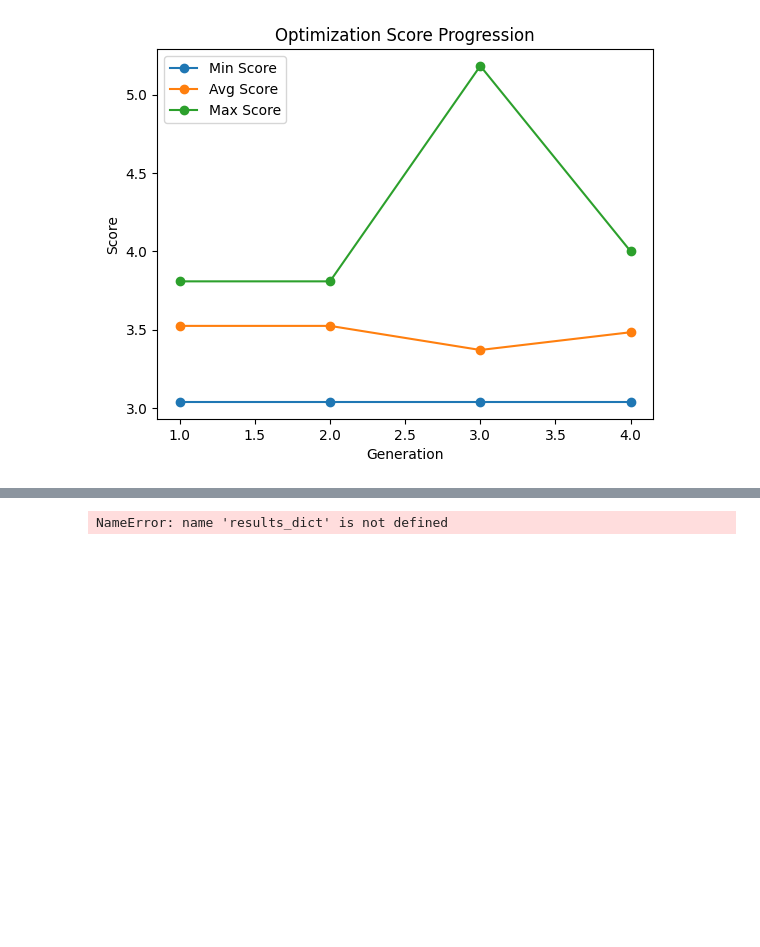
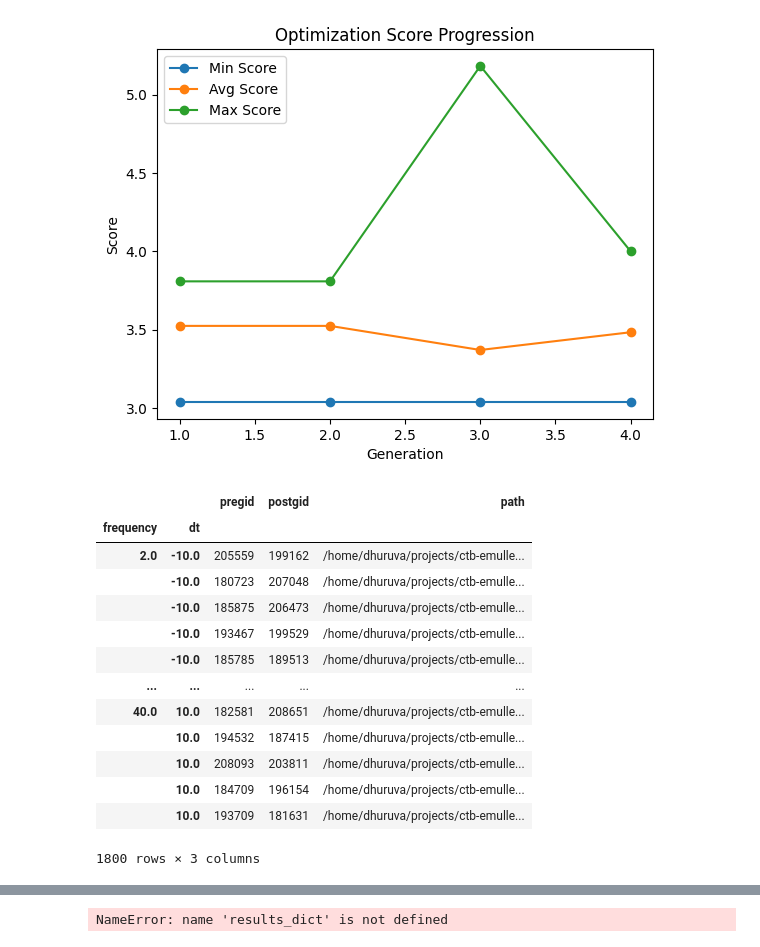
Before and after one commit to ABL-Lab/plastyfire, a Jupyter notebook: plastyfire/analyze.ipynb, the cells around one changed output, grey strips where cells are left out. Drawn from its saved outputs; the diff is of its cells as text; code cells hidden in the pictures; blank space fills up the shorter version.

```diff
--- a/plastyfire/analyze.ipynb
+++ b/plastyfire/analyze.ipynb
@@ -89,3 +89,24 @@ plt.title("Optimization Score Progression")
 plt.show()
 # %% [output]
 [figure]
+# %%
+sim_idx = pd.read_csv("/home/dhuruva/projects/ctb-emuller/dhuruva/plastyfire/refitting_results/fitting/n100/seed19091997/index_L5TTPC_L5TTPC.csv")
+sim_idx.set_index(["frequency", "dt"], inplace=True)
+sim_idx.sort_index(inplace=True)
+# %%
+sim_idx
+# %% [output]
+|  |  | pregid | postgid | path |
+| frequency | dt |  |  |  |
+| 2.0 | -10.0 | 205559 | 199162 | /home/dhuruva/projects/ctb-emulle... |
+|  | -10.0 | 180723 | 207048 | /home/dhuruva/projects/ctb-emulle... |
+|  | -10.0 | 185875 | 206473 | /home/dhuruva/projects/ctb-emulle... |
+|  | -10.0 | 193467 | 199529 | /home/dhuruva/projects/ctb-emulle... |
+|  | -10.0 | 185785 | 189513 | /home/dhuruva/projects/ctb-emulle... |
+| ... | ... | ... | ... | ... |
+| 40.0 | 10.0 | 182581 | 208651 | /home/dhuruva/projects/ctb-emulle... |
+|  | 10.0 | 194532 | 187415 | /home/dhuruva/projects/ctb-emulle... |
+|  | 10.0 | 208093 | 203811 | /home/dhuruva/projects/ctb-emulle... |
+|  | 10.0 | 184709 | 196154 | /home/dhuruva/projects/ctb-emulle... |
+|  | 10.0 | 193709 | 181631 | /home/dhuruva/projects/ctb-emulle... |
+1800 rows × 3 columns
```
Also changed, not shown: parts of 2 cells of this notebook, 14 other files.
